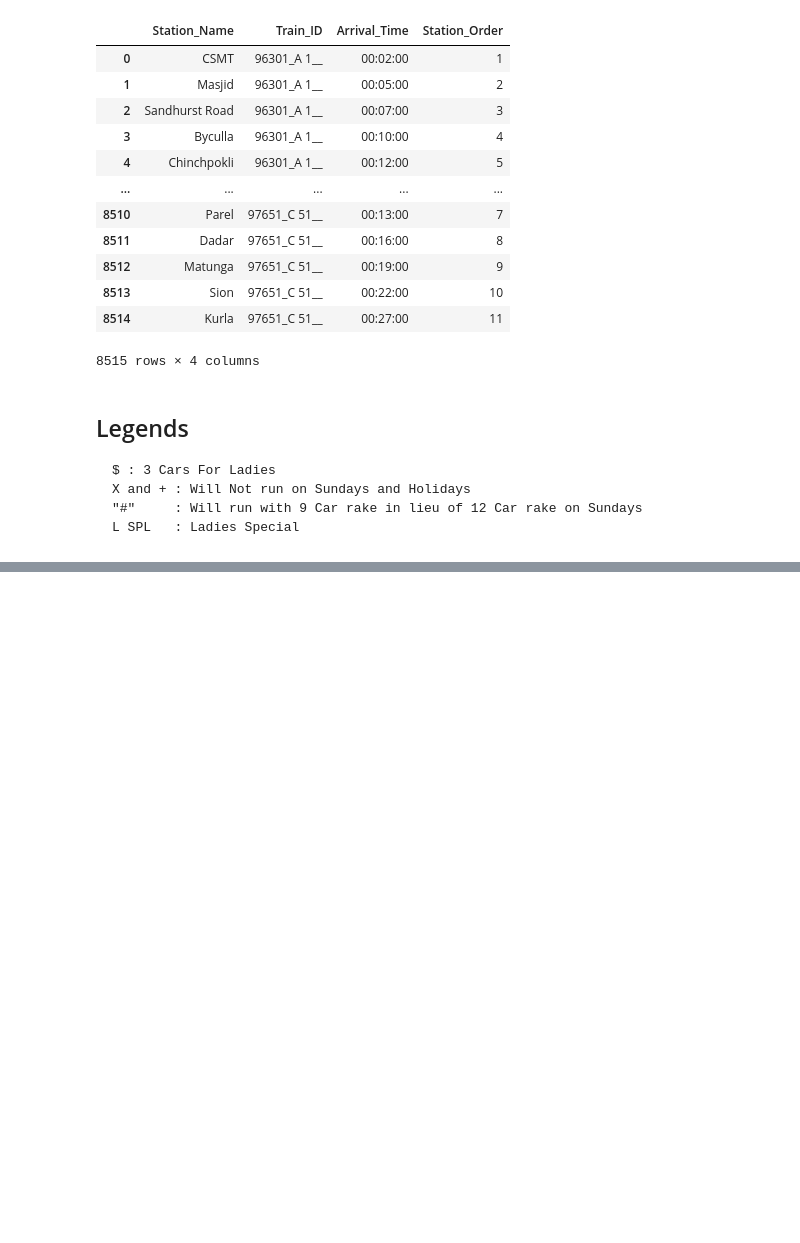
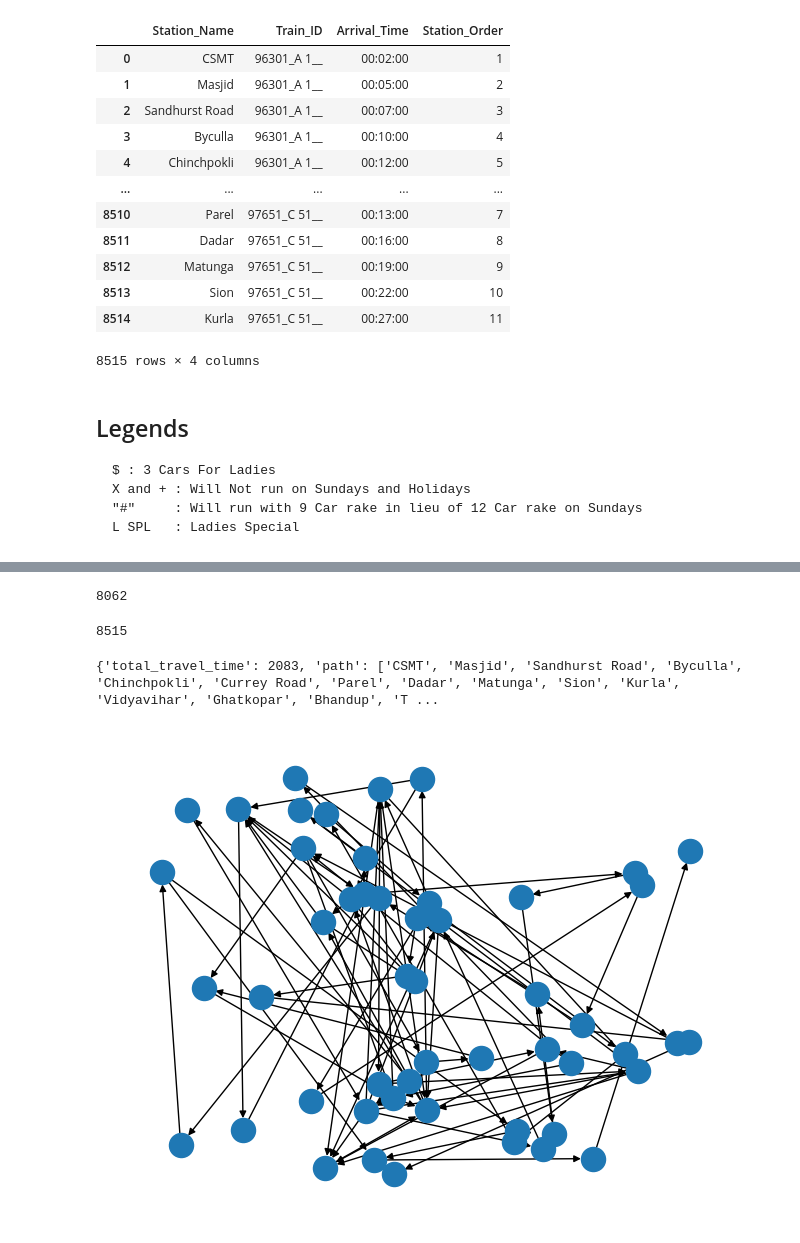
Before and after one commit to kapil-15/optimised_route_to_travel_on_local, a Jupyter notebook: notebooks/extraction.ipynb, the cells around one changed output, grey strips where cells are left out. Drawn from its saved outputs; the diff is of its cells as text; code cells hidden in the pictures; blank space fills up the shorter version.

Commit message:
graph creation and shortest path finding function build

```diff
--- a/notebooks/extraction.ipynb
+++ b/notebooks/extraction.ipynb
@@ -155,0 +124,48 @@ merged_df[merged_df.Train_ID == "95423_N 35__"]
+# %%
+import networkx as nx
+from datetime import datetime, timedelta
+
+# Function to convert HH:MM string to minutes
+def time_to_minutes(t):
+    try:
+        dt = datetime.strptime(t, "%H:%M")
+    except ValueError:
+        dt = datetime.strptime(t, "%H:%M:%S")
+    return dt.hour * 60 + dt.minute
+    #return int(datetime.strptime(t, "%H:%M").hour) * 60 + int(datetime.strptime(t, "%H:%M").minute)
+
+# Build graph
+G = nx.DiGraph()
+
+count = 0
+# Group by train
+for Train_ID, group in df.groupby(by="Train_ID"):
+    group = group.sort_values("Station_Order").reset_index(drop=True)
+    for i in range(len(group)-1):
+        count += 1
+        src = group.loc[i]
+        dst = group.loc[i + 1]
+
+        dep_time = time_to_minutes(str(src["Arrival_Time"]))
+        arr_time = time_to_minutes(str(dst["Arrival_Time"]))
+        duration = arr_time - dep_time
+
+        if duration < 0:
+            duration += 24 * 60  # handle midnight crossing
+
+        G.add_edge(
+            src["Station_Name"],
+            dst["Station_Name"],
+            Train_ID=Train_ID,
+            dep_time=dep_time,
+            arr_time=arr_time,
+            duration=duration,
+            weight = duration
+        )
+print(count)
+# %% [output]
+8062
+# %%
+len(df)
+# %% [output]
+8515
@@ -155,0 +208,9 @@ merged_df[merged_df.Train_ID == "95423_N 35__"]
+# %%
+result = find_best_route(G, source="CSMT", target="Kalyan", start_time_str="12:27")
+print(result)
+# %% [output]
+{'total_travel_time': 2083, 'path': ['CSMT', 'Masjid', 'Sandhurst Road', 'Byculla', 'Chinchpokli', 'Currey Road', 'Parel', 'Dadar', 'Matunga', 'Sion', 'Kurla', 'Vidyavihar', 'Ghatkopar', 'Bhandup', 'T ...
+# %%
+nx.draw_random(G,)
+# %% [output]
+[figure, added]
```
Also changed, not shown: parts of 20 cells of this notebook, 7 other files.
